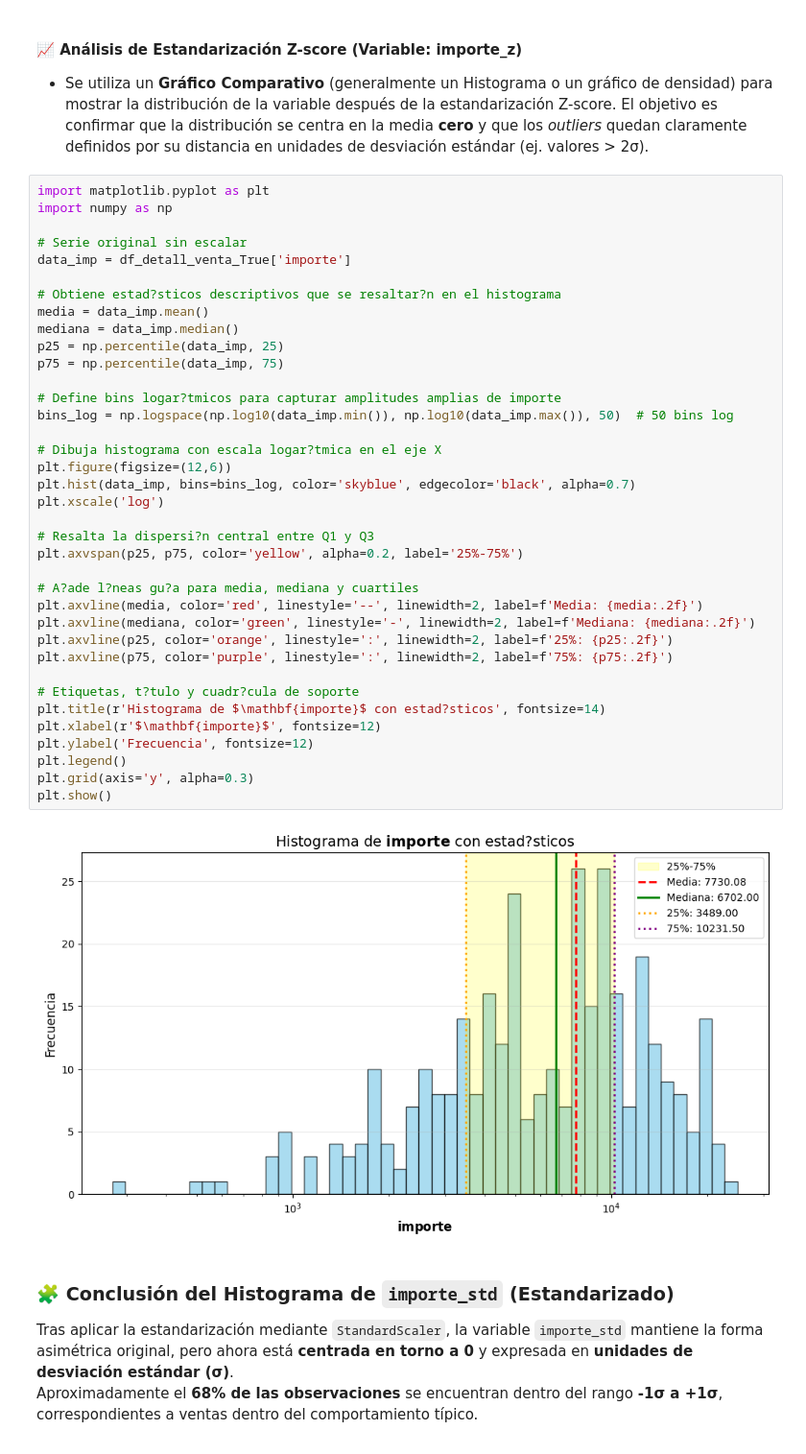
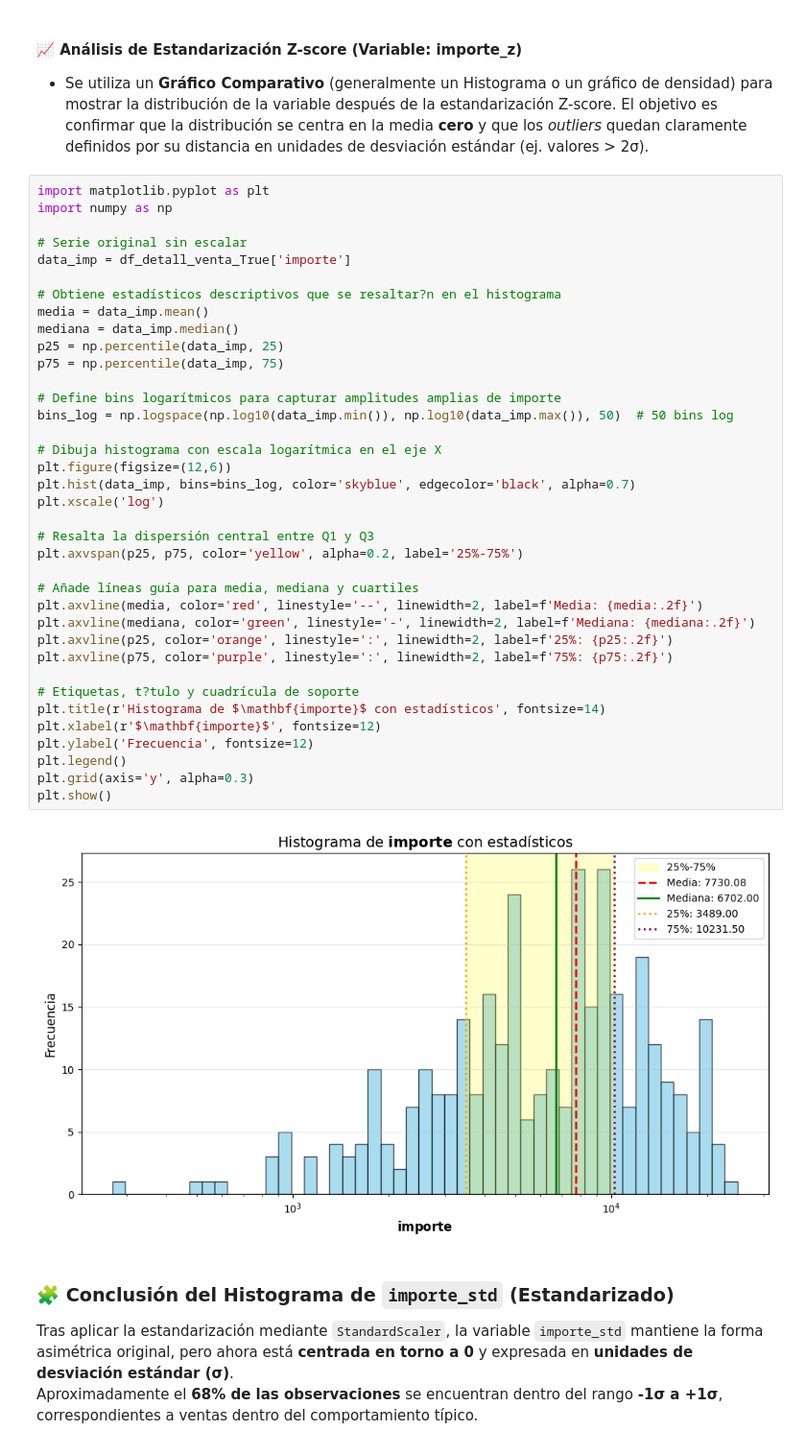
Before and after one commit to augustovillegas/ProyectoAurelionIBM, a Jupyter notebook: limp_y_trans_detalle_ventas.ipynb, the cells around one changed output. Shown at 96% size. Saved outputs shown, nothing was run; the diff lists cells and outputs as text.

```diff
--- a/limp_y_trans_detalle_ventas.ipynb
+++ b/limp_y_trans_detalle_ventas.ipynb
@@ -408,41 +408,41 @@ Se observa una **curtosis moderada**, lo que implica una concentración razonabl
 import matplotlib.pyplot as plt
 import numpy as np
 
 # Serie original sin escalar
 data_imp = df_detall_venta_True['importe']
 
-# Obtiene estad?sticos descriptivos que se resaltar?n en el histograma
+# Obtiene estadísticos descriptivos que se resaltar?n en el histograma
 media = data_imp.mean()
 mediana = data_imp.median()
 p25 = np.percentile(data_imp, 25)
 p75 = np.percentile(data_imp, 75)
 
-# Define bins logar?tmicos para capturar amplitudes amplias de importe
+# Define bins logarítmicos para capturar amplitudes amplias de importe
 bins_log = np.logspace(np.log10(data_imp.min()), np.log10(data_imp.max()), 50)  # 50 bins log
 
-# Dibuja histograma con escala logar?tmica en el eje X
+# Dibuja histograma con escala logarítmica en el eje X
 plt.figure(figsize=(12,6))
 plt.hist(data_imp, bins=bins_log, color='skyblue', edgecolor='black', alpha=0.7)
 plt.xscale('log')
 
-# Resalta la dispersi?n central entre Q1 y Q3
+# Resalta la dispersión central entre Q1 y Q3
 plt.axvspan(p25, p75, color='yellow', alpha=0.2, label='25%-75%')
 
-# A?ade l?neas gu?a para media, mediana y cuartiles
+# Añade líneas guía para media, mediana y cuartiles
 plt.axvline(media, color='red', linestyle='--', linewidth=2, label=f'Media: {media:.2f}')
 plt.axvline(mediana, color='green', linestyle='-', linewidth=2, label=f'Mediana: {mediana:.2f}')
 plt.axvline(p25, color='orange', linestyle=':', linewidth=2, label=f'25%: {p25:.2f}')
 plt.axvline(p75, color='purple', linestyle=':', linewidth=2, label=f'75%: {p75:.2f}')
 
-# Etiquetas, t?tulo y cuadr?cula de soporte
-plt.title(r'Histograma de $\mathbf{importe}$ con estad?sticos', fontsize=14)
+# Etiquetas, t?tulo y cuadrícula de soporte
+plt.title(r'Histograma de $\mathbf{importe}$ con estadísticos', fontsize=14)
 plt.xlabel(r'$\mathbf{importe}$', fontsize=12)
 plt.ylabel('Frecuencia', fontsize=12)
 plt.legend()
 plt.grid(axis='y', alpha=0.3)
 plt.show()
 # %% [output]
-[figure, old version]
+[figure, new version]
 # %% [markdown]
 ### 🧩 **Conclusión del Histograma de `importe_std` (Estandarizado)**
 
```
Also changed, not shown: parts of 1 cell of this notebook, 1 other file.
